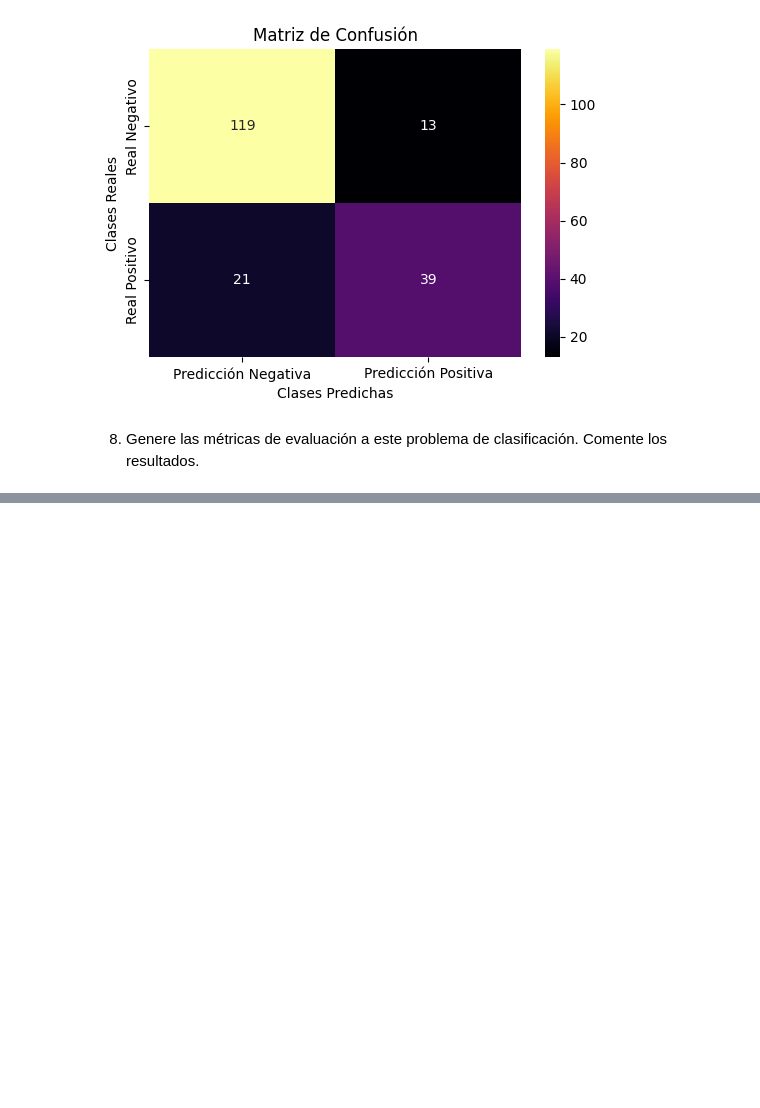
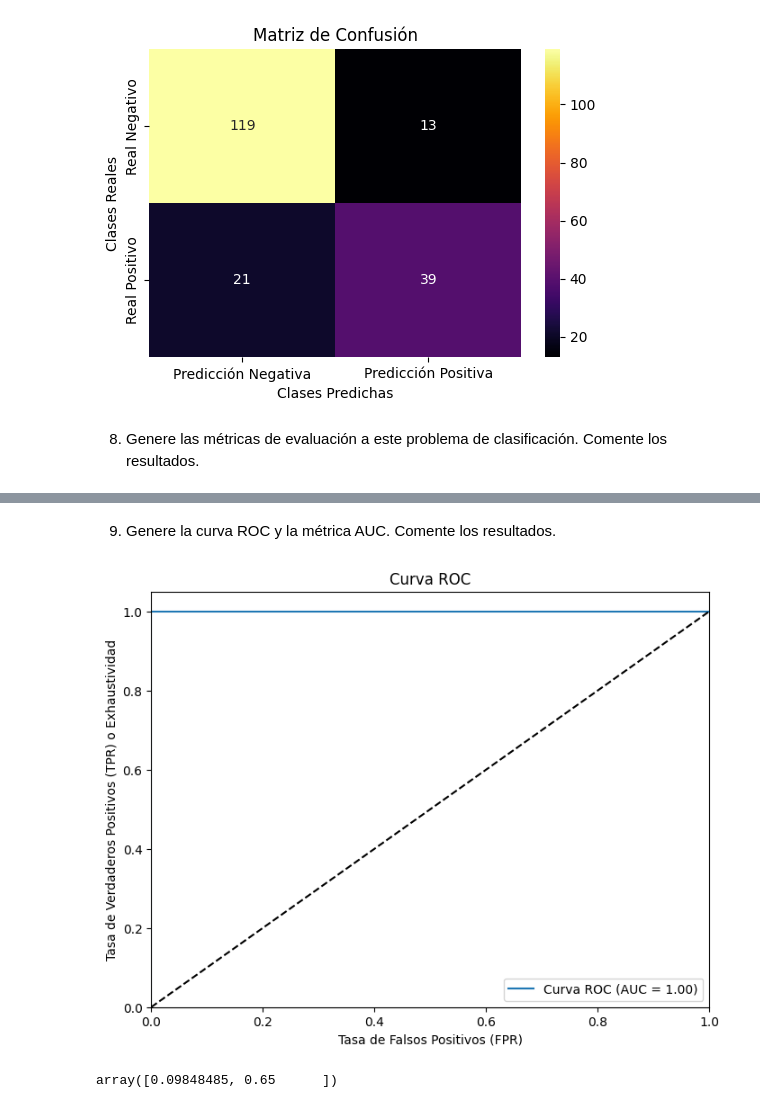
Before and after one commit to fidebravo/Modulo5, a Jupyter notebook: Modulo5_Actividad4.ipynb, the cells around one changed output, grey strips where cells are left out. Saved outputs shown, nothing was run; the diff lists cells and outputs as text; code cells hidden in the pictures; blank space fills up the shorter version.

```diff
--- a/Modulo5_Actividad4.ipynb
+++ b/Modulo5_Actividad4.ipynb
@@ -109,0 +140,28 @@ plt.show()
+# %% [markdown]
+9. Genere la curva ROC y la métrica AUC. Comente los resultados.
+# %%
+from sklearn.metrics import roc_curve, roc_auc_score
+
+# Probabilidades predichas de la clase positiva
+y_prob = matriz_de_confusion[:, 1] / (matriz_de_confusion[:, 0] + matriz_de_confusion[:, 1])
+
+y_true = [0, 1]
+fpr, tpr, thresholds = roc_curve(y_true, y_prob)
+auc = roc_auc_score(y_true, y_prob)
+
+plt.figure(figsize=(8, 6))
+plt.plot(fpr, tpr, label=f'Curva ROC (AUC = {auc:.2f})')
+plt.plot([0, 1], [0, 1], 'k--')
+plt.xlim([0.0, 1.0])
+plt.ylim([0.0, 1.05])
+plt.xlabel('Tasa de Falsos Positivos (FPR)')
+plt.ylabel('Tasa de Verdaderos Positivos (TPR) o Exhaustividad')
+plt.title('Curva ROC')
+plt.legend(loc='best')
+plt.show()
+# %% [output]
+[figure, added]
+# %%
+y_prob
+# %% [output]
+array([0.09848485, 0.65      ])
```
Also changed, not shown: parts of 4 cells of this notebook.
